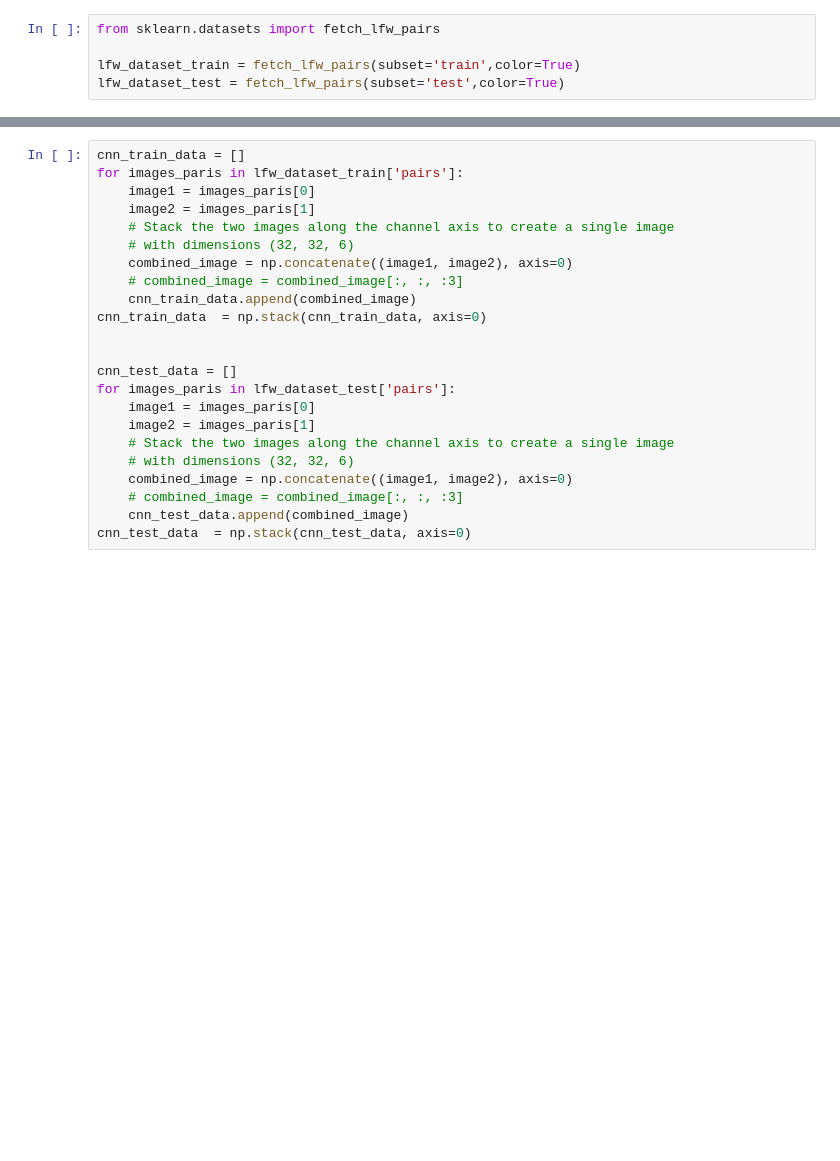
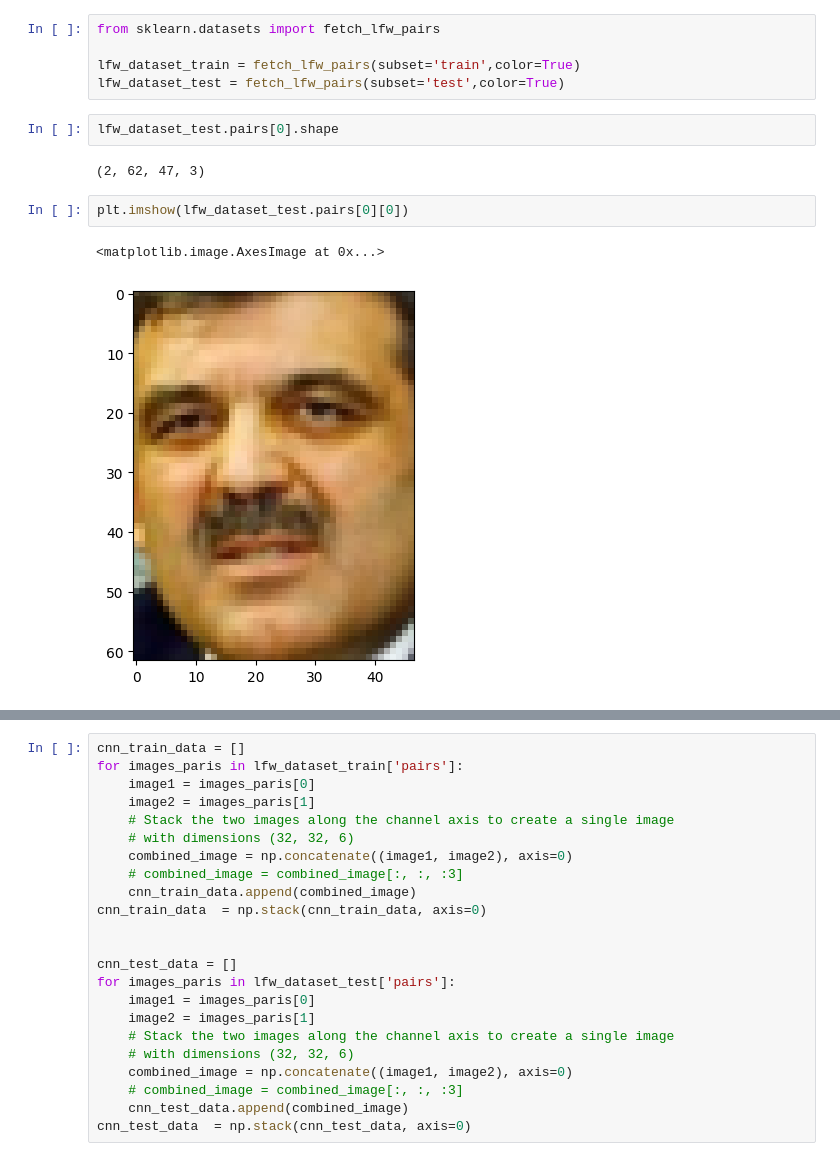
Before and after one commit to Adeeba0311/Labeled-Faces-in-the-Wild, a Jupyter notebook: src/pair_dataset/Resnet_50_model.ipynb, the cells around one changed output, grey strips where cells are left out. Saved outputs shown, nothing was run; the diff lists cells and outputs as text; blank space fills up the shorter version.

```diff
--- a/src/pair_dataset/Resnet_50_model.ipynb
+++ b/src/pair_dataset/Resnet_50_model.ipynb
@@ -71,3 +71,12 @@ from sklearn.datasets import fetch_lfw_pairs
 
 lfw_dataset_train = fetch_lfw_pairs(subset='train',color=True)
 lfw_dataset_test = fetch_lfw_pairs(subset='test',color=True)
+# %%
+lfw_dataset_test.pairs[0].shape
+# %% [output]
+(2, 62, 47, 3)
+# %%
+plt.imshow(lfw_dataset_test.pairs[0][0])
+# %% [output]
+<matplotlib.image.AxesImage at 0x...>
+[figure, added]
```
Also changed, not shown: parts of 3 cells of this notebook, 9 other files.
